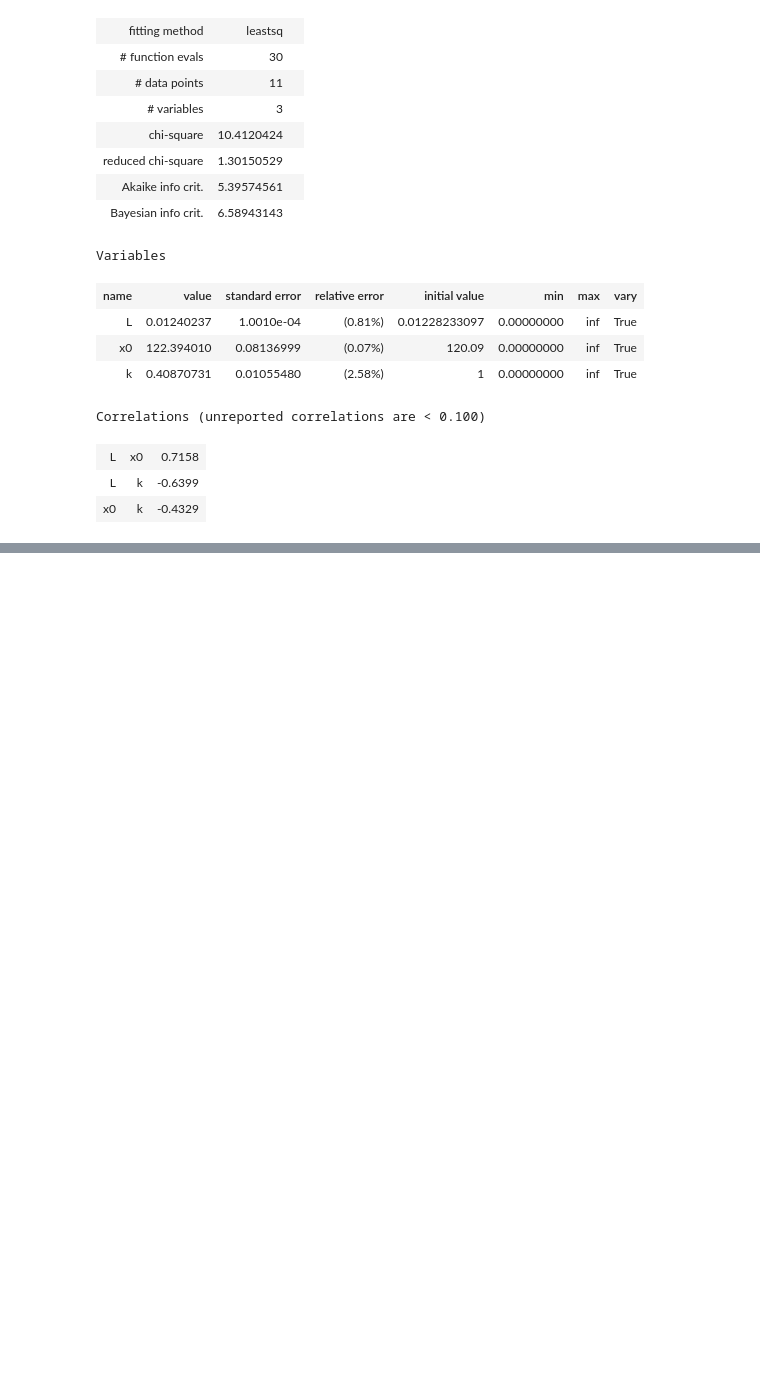
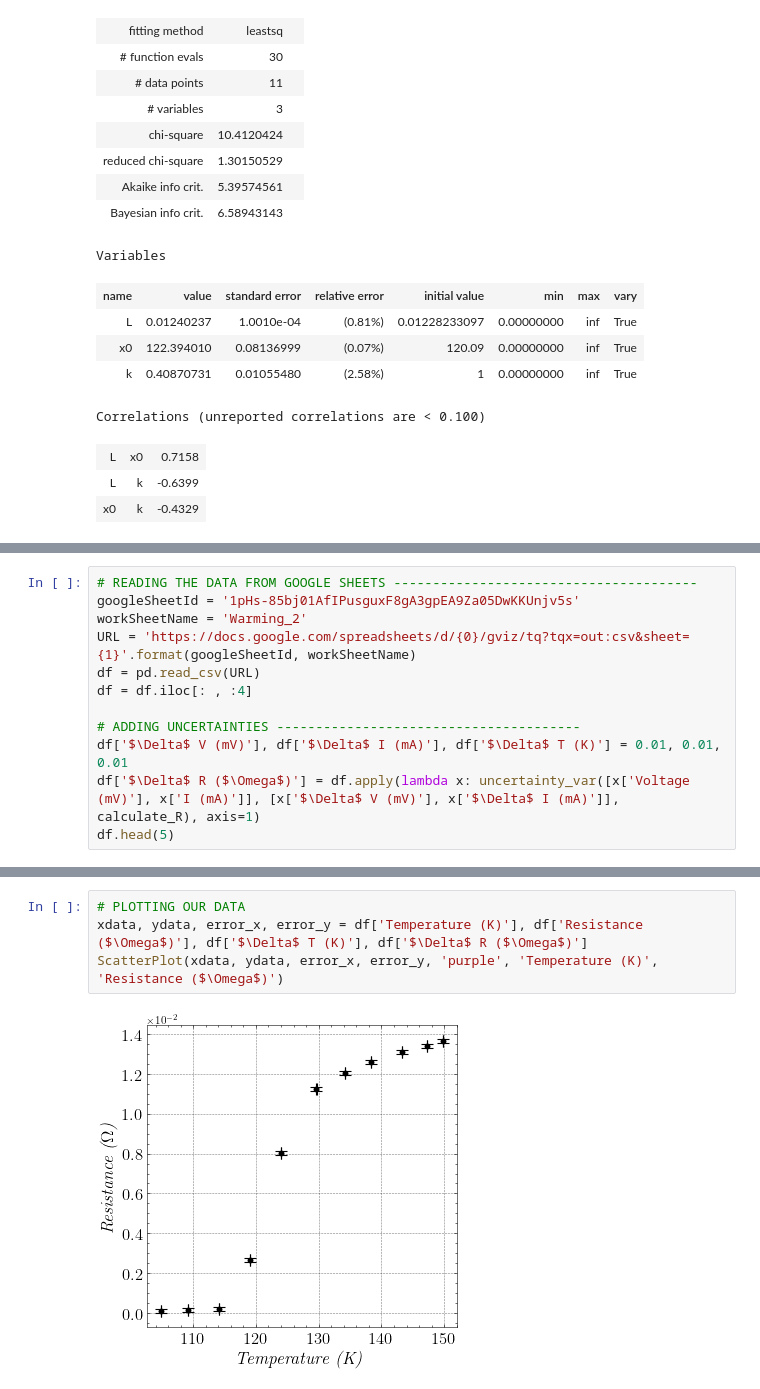
Before and after one commit to rvizarreta/AdvancedLab, a Jupyter notebook: 2. Superconductivity/week1.ipynb, the cells around one changed output, grey strips where cells are left out. Saved outputs shown, nothing was run; the diff lists cells and outputs as text; blank space fills up the shorter version.

```diff
--- a/2. Superconductivity/week1.ipynb
+++ b/2. Superconductivity/week1.ipynb
@@ -361,0 +391,12 @@ Correlations (unreported correlations are < 0.100)
+# %%
+# READING THE DATA FROM GOOGLE SHEETS ---------------------------------------
+googleSheetId = '1pHs-85bj01AfIPusguxF8gA3gpEA9Za05DwKKUnjv5s'
+workSheetName = 'Warming_2'
+URL = 'https://docs.google.com/spreadsheets/d/{0}/gviz/tq?tqx=out:csv&sheet={1}'.format(googleSheetId, workSheetName)
+df = pd.read_csv(URL)
+df = df.iloc[: , :4]
+
+# ADDING UNCERTAINTIES ---------------------------------------
+df['$\Delta$ V (mV)'], df['$\Delta$ I (mA)'], df['$\Delta$ T (K)'] = 0.01, 0.01, 0.01
+df['$\Delta$ R ($\Omega$)'] = df.apply(lambda x: uncertainty_var([x['Voltage (mV)'], x['I (mA)']], [x['$\Delta$ V (mV)'], x['$\Delta$ I (mA)']], calculate_R), axis=1)
+df.head(5)
@@ -361,0 +410,6 @@ Correlations (unreported correlations are < 0.100)
+# %%
+# PLOTTING OUR DATA
+xdata, ydata, error_x, error_y = df['Temperature (K)'], df['Resistance ($\Omega$)'], df['$\Delta$ T (K)'], df['$\Delta$ R ($\Omega$)']
+ScatterPlot(xdata, ydata, error_x, error_y, 'purple', 'Temperature (K)', 'Resistance ($\Omega$)')
+# %% [output]
+[figure, added]
```
Also changed, not shown: parts of 6 cells of this notebook, 16 other files.
